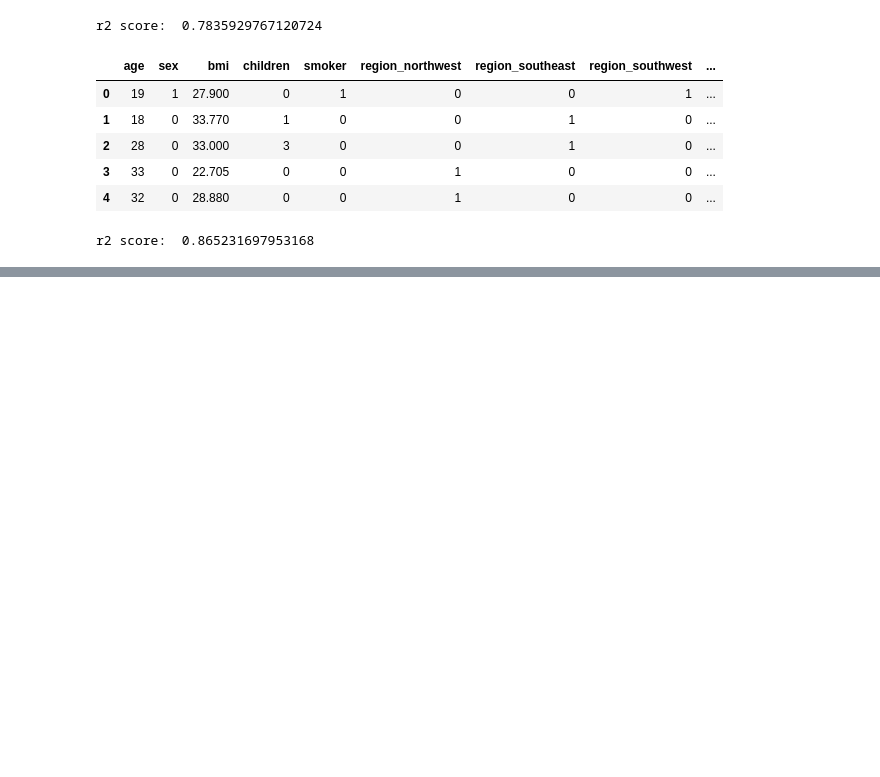
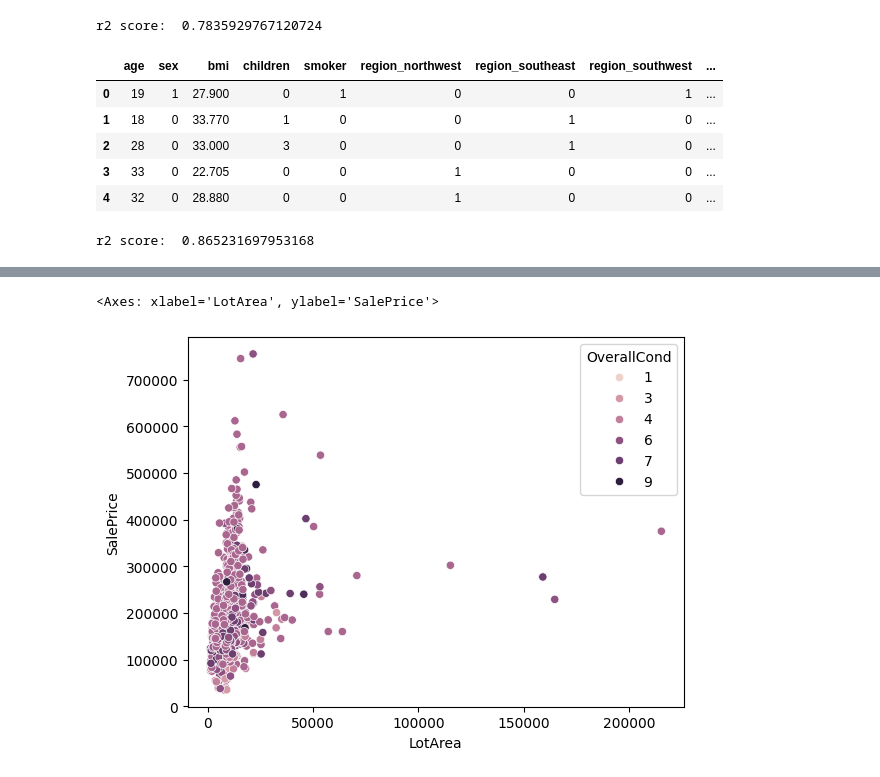
Before and after one commit to pratham-sugandhi/python, a Jupyter notebook: ML/linear_regression.ipynb, the cells around one changed output, grey strips where cells are left out. Saved outputs shown, nothing was run; the diff lists cells and outputs as text; code cells hidden in the pictures; blank space fills up the shorter version.

```diff
--- a/ML/linear_regression.ipynb
+++ b/ML/linear_regression.ipynb
@@ -180,0 +267,6 @@ r2 score:  0.865231697953168
+# %%
+import pandas as pd
+# ASSIGNMENT - 1
+
+house_df = pd.read_csv("dataset/HousePricePrediction.csv")
+house_df.head()
@@ -180,0 +316,7 @@ r2 score:  0.865231697953168
+# %%
+import seaborn as sns
+
+sns.scatterplot(x = house_df["LotArea"], y = house_df["SalePrice"] , hue = house_df["OverallCond"])
+# %% [output]
+<Axes: xlabel='LotArea', ylabel='SalePrice'>
+[figure, added]
```
Also changed, not shown: parts of 14 cells of this notebook, 4 other files.
